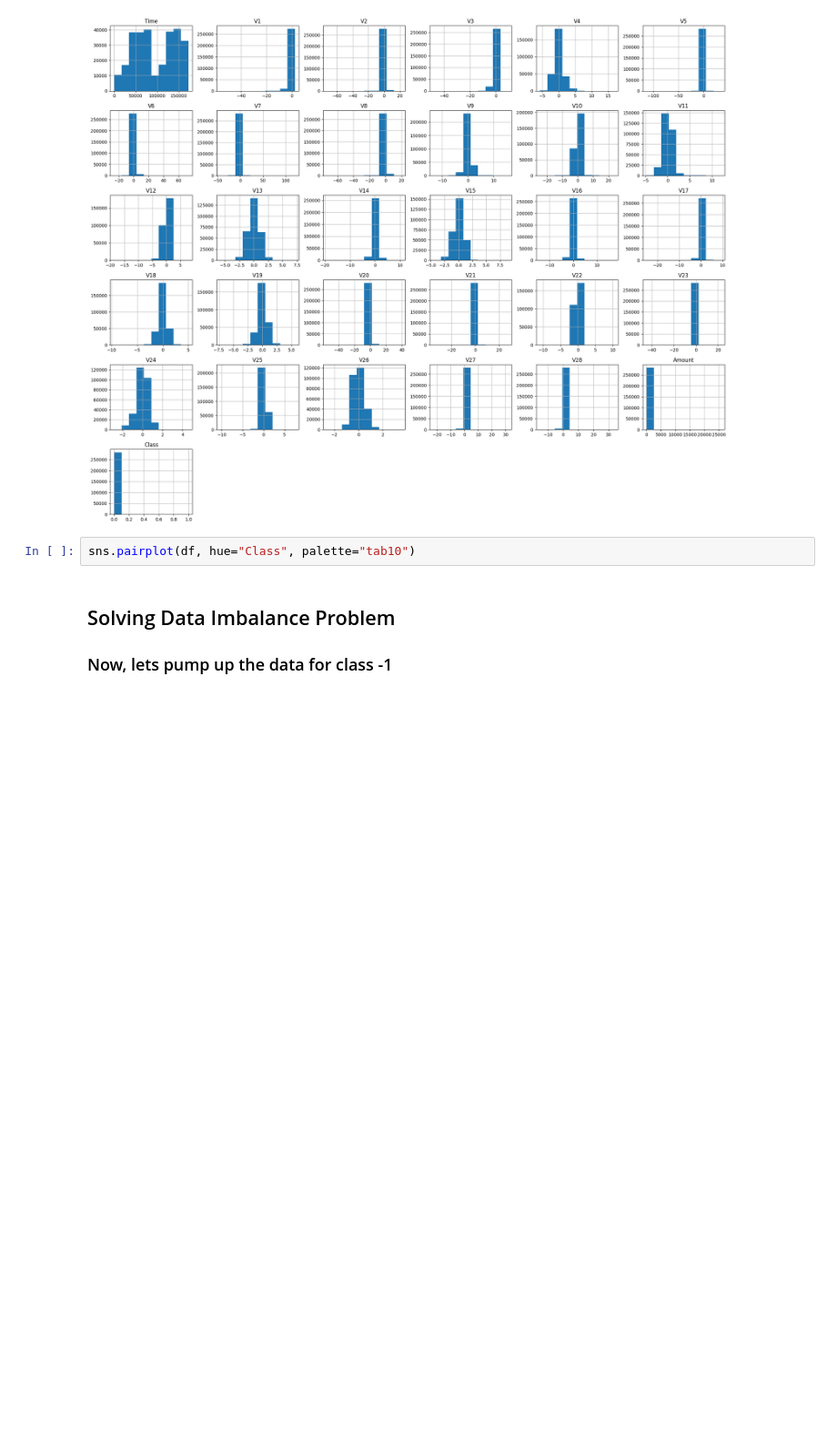
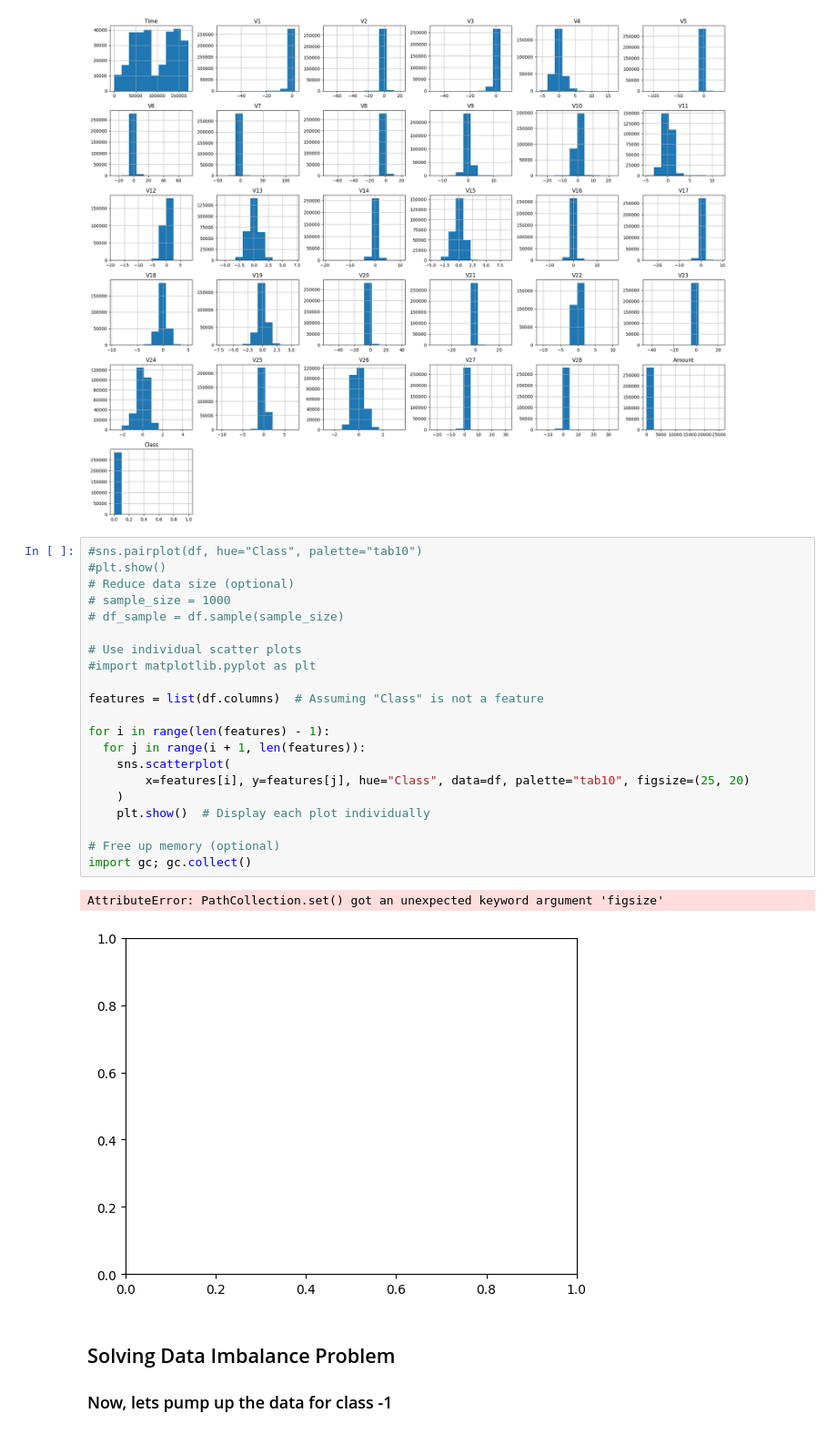
Before and after one commit to bsinha/LearningQC, a Jupyter notebook: FraudDetection_Classical_vs_Quantum.ipynb, the cells around one changed output. Shown at 91% size. Cells and saved outputs as stored; diff of their text form; blank space fills up the shorter version.

Commit message:
Added code for scatterplot

```diff
--- a/FraudDetection_Classical_vs_Quantum.ipynb
+++ b/FraudDetection_Classical_vs_Quantum.ipynb
@@ -211,8 +194,30 @@ df.hist(figsize=(25,20))
 plt.show()
 # %% [output]
 [figure]
-# %%
-sns.pairplot(df, hue="Class", palette="tab10")
+# %%
+#sns.pairplot(df, hue="Class", palette="tab10")
+#plt.show()
+# Reduce data size (optional)
+# sample_size = 1000
+# df_sample = df.sample(sample_size)
+
+# Use individual scatter plots
+#import matplotlib.pyplot as plt
+
+features = list(df.columns)  # Assuming "Class" is not a feature
+
+for i in range(len(features) - 1):
+  for j in range(i + 1, len(features)):
+    sns.scatterplot(
+        x=features[i], y=features[j], hue="Class", data=df, palette="tab10", figsize=(25, 20)
+    )
+    plt.show()  # Display each plot individually
+
+# Free up memory (optional)
+import gc; gc.collect()
+# %% [output]
+AttributeError: PathCollection.set() got an unexpected keyword argument 'figsize'
+[figure, added]
 # %% [markdown]
 ## Solving Data Imbalance Problem
 ### Now, lets pump up the data for class -1
```
Also changed, not shown: parts of 6 cells of this notebook.
